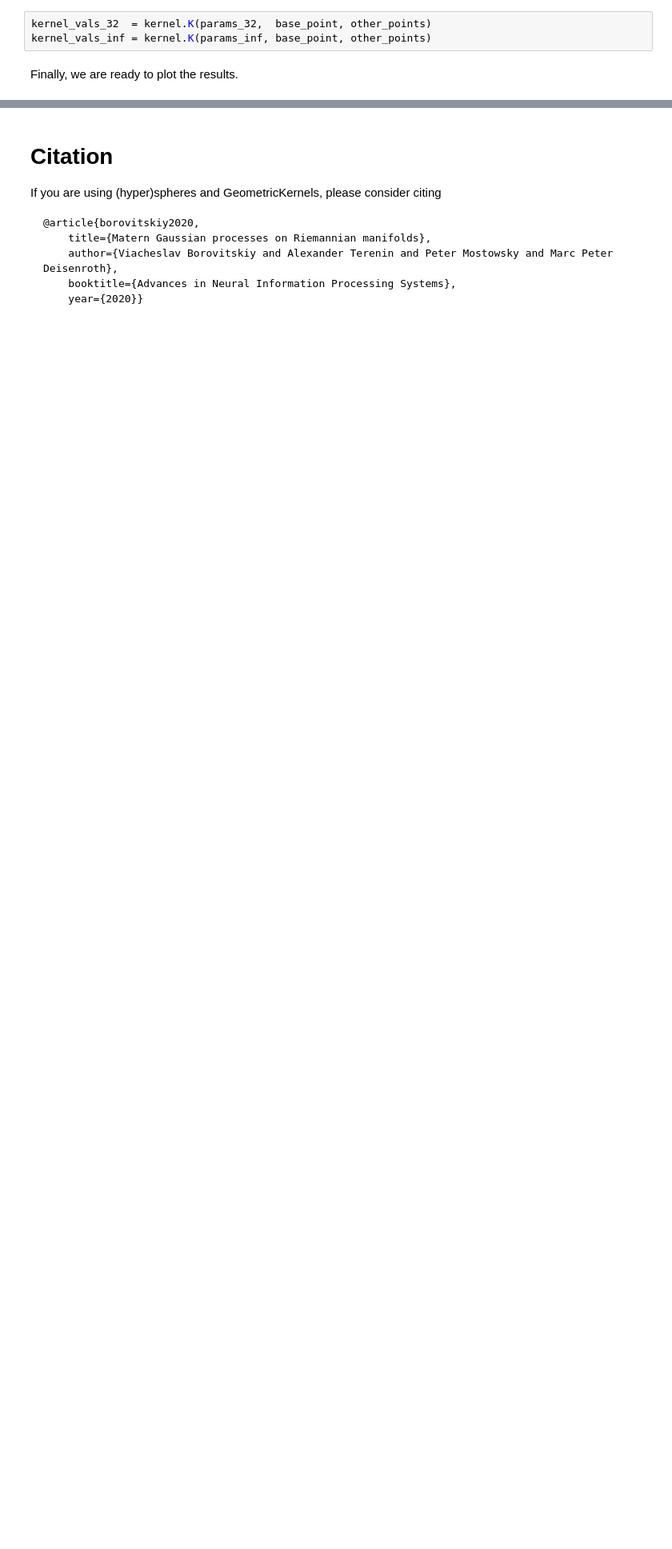
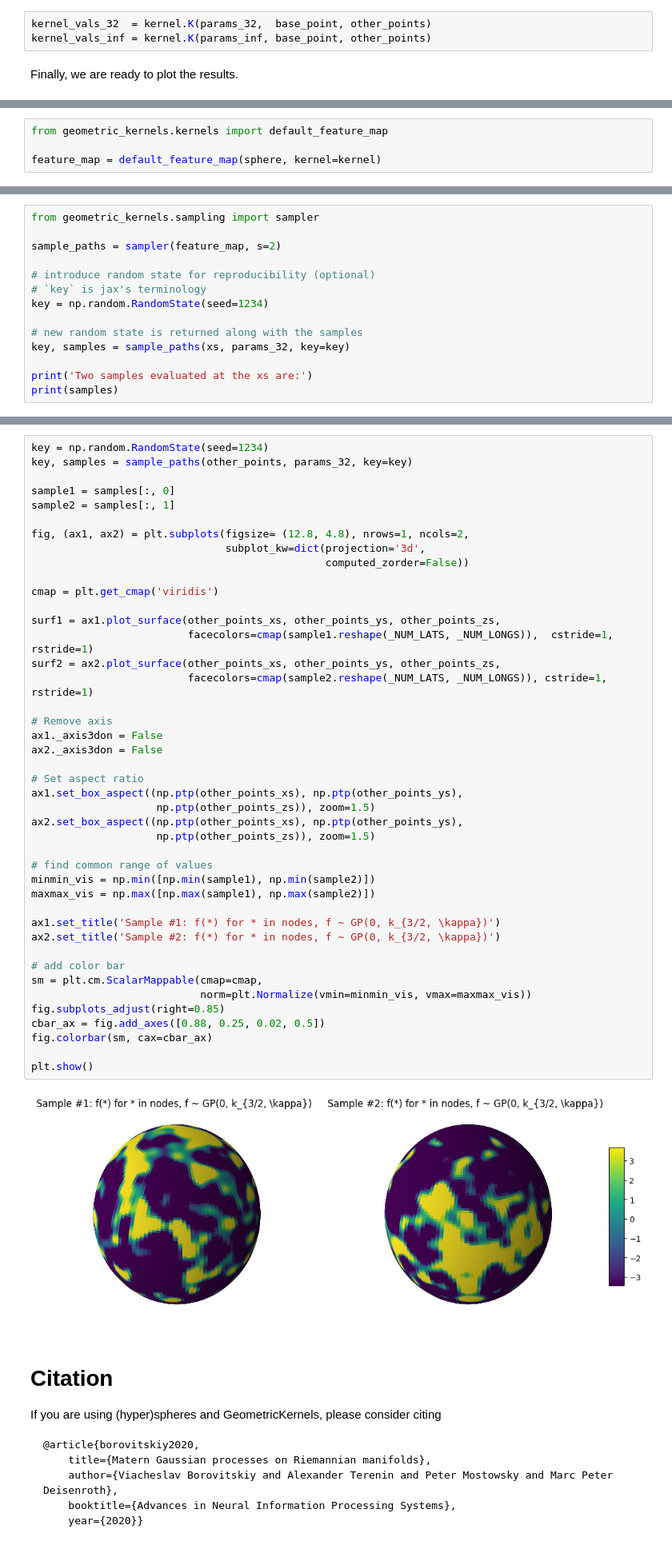
Before and after one commit to geometric-kernels/GeometricKernels, a Jupyter notebook: notebooks/Hypersphere.ipynb, the cells around one changed output, grey strips where cells are left out. Shown at 80% size. Saved outputs shown, nothing was run; the diff lists cells and outputs as text; blank space fills up the shorter version.

```diff
--- a/notebooks/Hypersphere.ipynb
+++ b/notebooks/Hypersphere.ipynb
@@ -211,0 +233,4 @@ plt.show()
+# %%
+from geometric_kernels.kernels import default_feature_map
+
+feature_map = default_feature_map(sphere, kernel=kernel)
@@ -211,0 +295,14 @@ plt.show()
+# %%
+from geometric_kernels.sampling import sampler
+
+sample_paths = sampler(feature_map, s=2)
+
+# introduce random state for reproducibility (optional)
+# `key` is jax's terminology
+key = np.random.RandomState(seed=1234)
+
+# new random state is returned along with the samples
+key, samples = sample_paths(xs, params_32, key=key)
+
+print('Two samples evaluated at the xs are:')
+print(samples)
@@ -212,3 +324,48 @@ plt.show()
+# %%
+key = np.random.RandomState(seed=1234)
+key, samples = sample_paths(other_points, params_32, key=key)
+
+sample1 = samples[:, 0]
+sample2 = samples[:, 1]
+
+fig, (ax1, ax2) = plt.subplots(figsize= (12.8, 4.8), nrows=1, ncols=2,
+                               subplot_kw=dict(projection='3d',
+                                               computed_zorder=False))
+
+cmap = plt.get_cmap('viridis')
+
+surf1 = ax1.plot_surface(other_points_xs, other_points_ys, other_points_zs,
+                         facecolors=cmap(sample1.reshape(_NUM_LATS, _NUM_LONGS)),  cstride=1, rstride=1)
+surf2 = ax2.plot_surface(other_points_xs, other_points_ys, other_points_zs,
+                         facecolors=cmap(sample2.reshape(_NUM_LATS, _NUM_LONGS)), cstride=1, rstride=1)
+
+# Remove axis
+ax1._axis3don = False
+ax2._axis3don = False
+
+# Set aspect ratio
+ax1.set_box_aspect((np.ptp(other_points_xs), np.ptp(other_points_ys),
+                    np.ptp(other_points_zs)), zoom=1.5)
+ax2.set_box_aspect((np.ptp(other_points_xs), np.ptp(other_points_ys),
+                    np.ptp(other_points_zs)), zoom=1.5)
+
+# find common range of values
+minmin_vis = np.min([np.min(sample1), np.min(sample2)])
+maxmax_vis = np.max([np.max(sample1), np.max(sample2)])
+
+ax1.set_title('Sample #1: f(*) for * in nodes, f ~ GP(0, k_{3/2, \kappa})')
+ax2.set_title('Sample #2: f(*) for * in nodes, f ~ GP(0, k_{3/2, \kappa})')
+
+# add color bar
+sm = plt.cm.ScalarMappable(cmap=cmap,
+                           norm=plt.Normalize(vmin=minmin_vis, vmax=maxmax_vis))
+fig.subplots_adjust(right=0.85)
+cbar_ax = fig.add_axes([0.88, 0.25, 0.02, 0.5])
+fig.colorbar(sm, cax=cbar_ax)
+
+plt.show()
+# %% [output]
+[figure, added]
 # %% [markdown]
 # Citation
 
```
Also changed, not shown: parts of 8 cells of this notebook, 3 other files.
